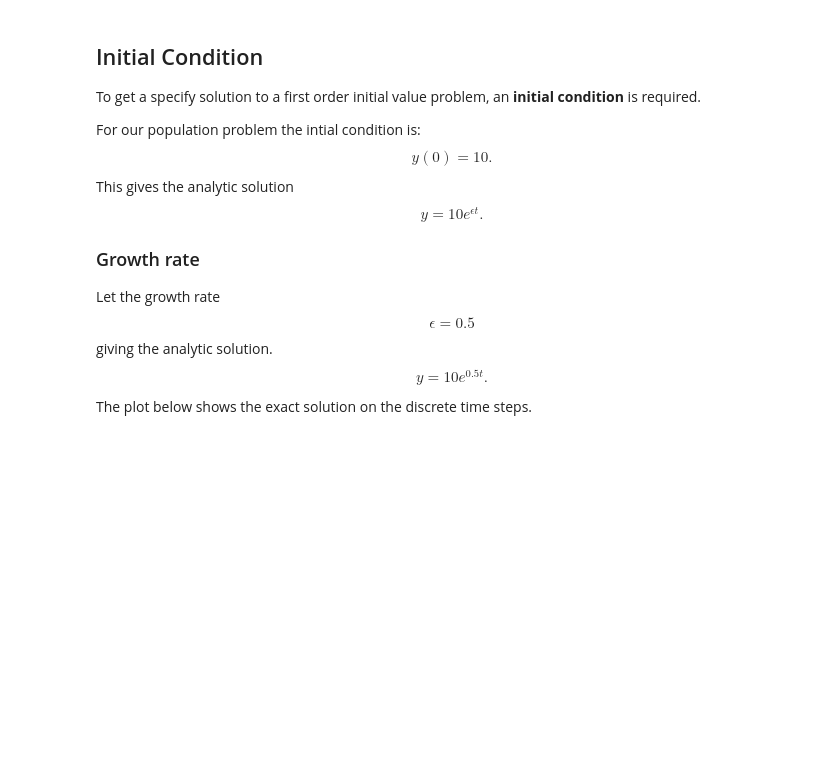
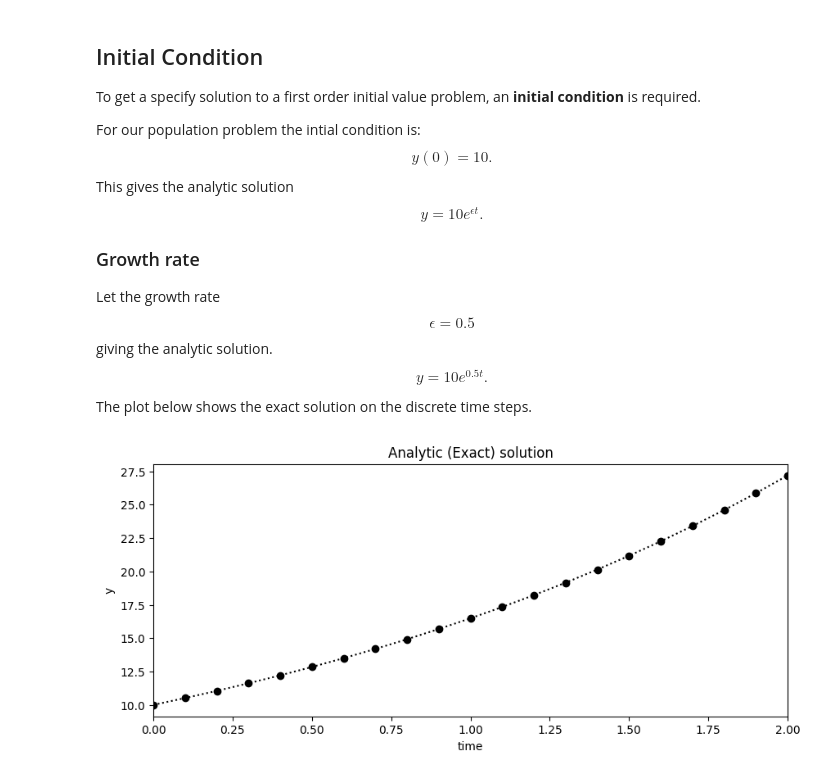
Before and after one commit to rcs1994/Teaching_DL4DEs_Fall_2025, a Jupyter notebook: NumericsODEs_EulerMethod.ipynb, the cells around one changed output. Saved outputs shown, nothing was run; the diff lists cells and outputs as text; code cells hidden in the pictures; blank space fills up the shorter version.

```diff
--- a/NumericsODEs_EulerMethod.ipynb
+++ b/NumericsODEs_EulerMethod.ipynb
@@ -124,3 +124,16 @@ giving the analytic solution.
 y=10e^{0.5 t}.
 \end{equation}
 The plot below shows the exact solution on the discrete time steps.
+# %%
+## Analytic Solution y
+y=10*np.exp(0.5*time)
+
+fig = plt.figure(figsize=(10,4))
+plt.plot(time,y,'o:',color='black')
+plt.xlim((0,2))
+plt.xlabel('time')
+plt.ylabel('y')
+plt.title('Analytic (Exact) solution')
+plt.plot();
+# %% [output]
+[figure, added]
```
Also changed, not shown: parts of 2 cells of this notebook.
